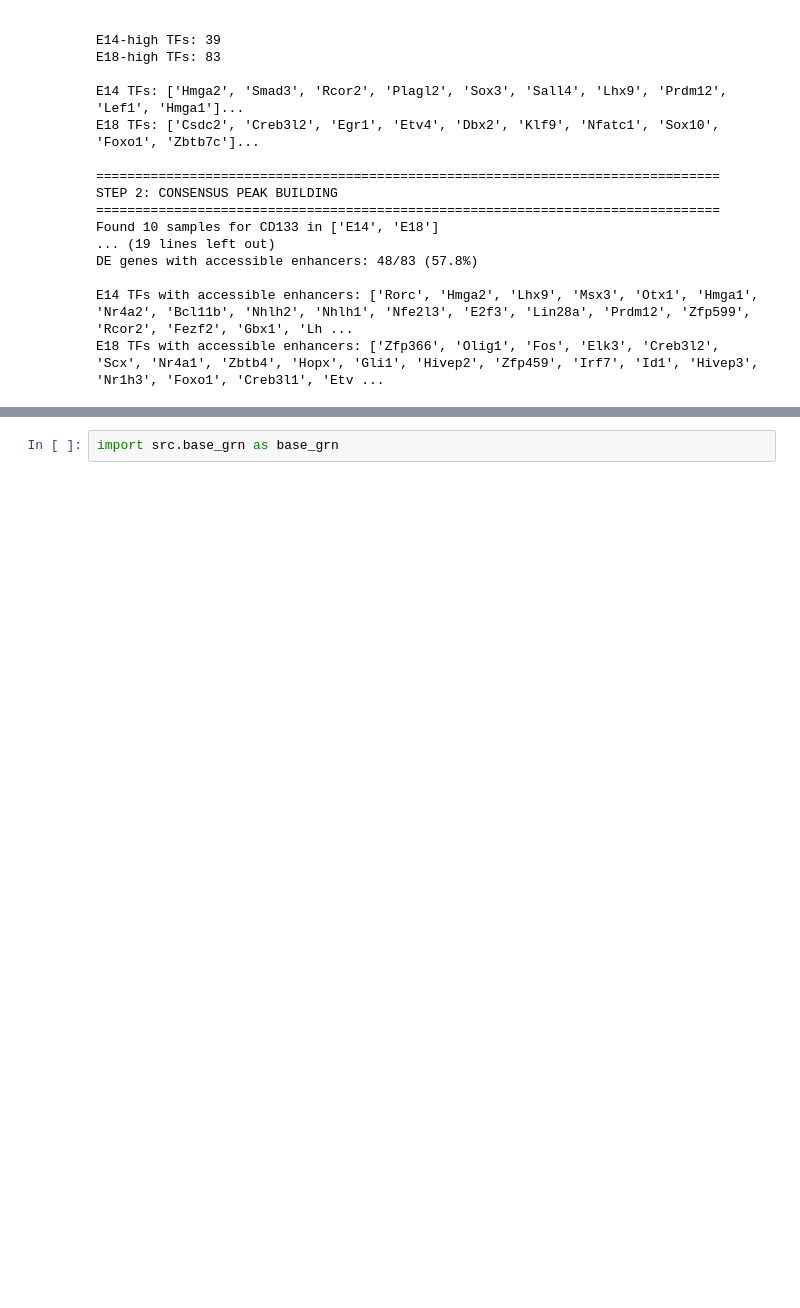
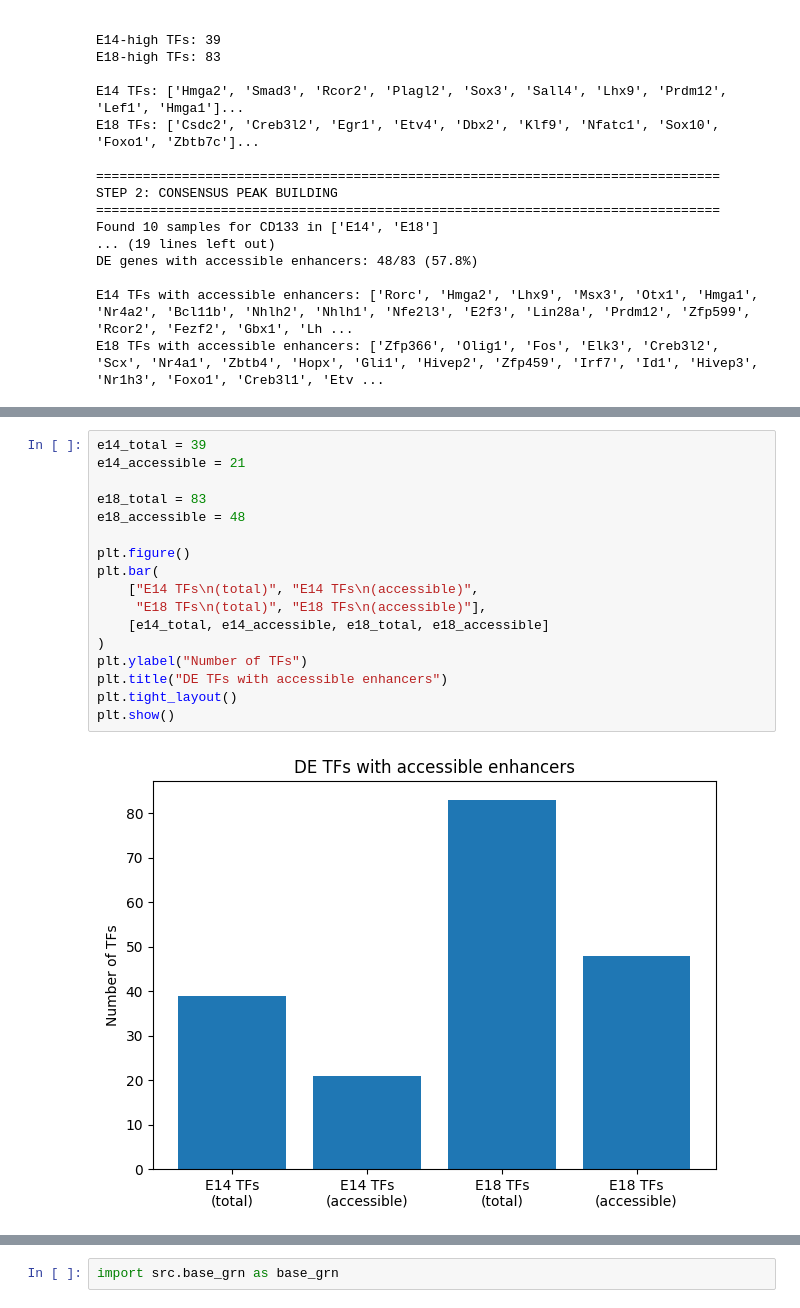
Before and after one commit to adhal007/CellConversionNSC, a Jupyter notebook: notebooks/end_to_end_cd133_v0.1.18.ipynb, the cells around one changed output, grey strips where cells are left out. Cells and saved outputs as stored; diff of their text form; blank space fills up the shorter version.

```diff
--- a/notebooks/end_to_end_cd133_v0.1.18.ipynb
+++ b/notebooks/end_to_end_cd133_v0.1.18.ipynb
@@ -267,2 +304,21 @@ overlaps_df
+# %%
+e14_total = 39
+e14_accessible = 21
+
+e18_total = 83
+e18_accessible = 48
+
+plt.figure()
+plt.bar(
+    ["E14 TFs\n(total)", "E14 TFs\n(accessible)",
+     "E18 TFs\n(total)", "E18 TFs\n(accessible)"],
+    [e14_total, e14_accessible, e18_total, e18_accessible]
+)
+plt.ylabel("Number of TFs")
+plt.title("DE TFs with accessible enhancers")
+plt.tight_layout()
+plt.show()
+# %% [output]
+[figure, added]
 # %% [markdown]
 # ==============================================================================
```
Also changed, not shown: parts of 16 cells of this notebook, 3 other files.
